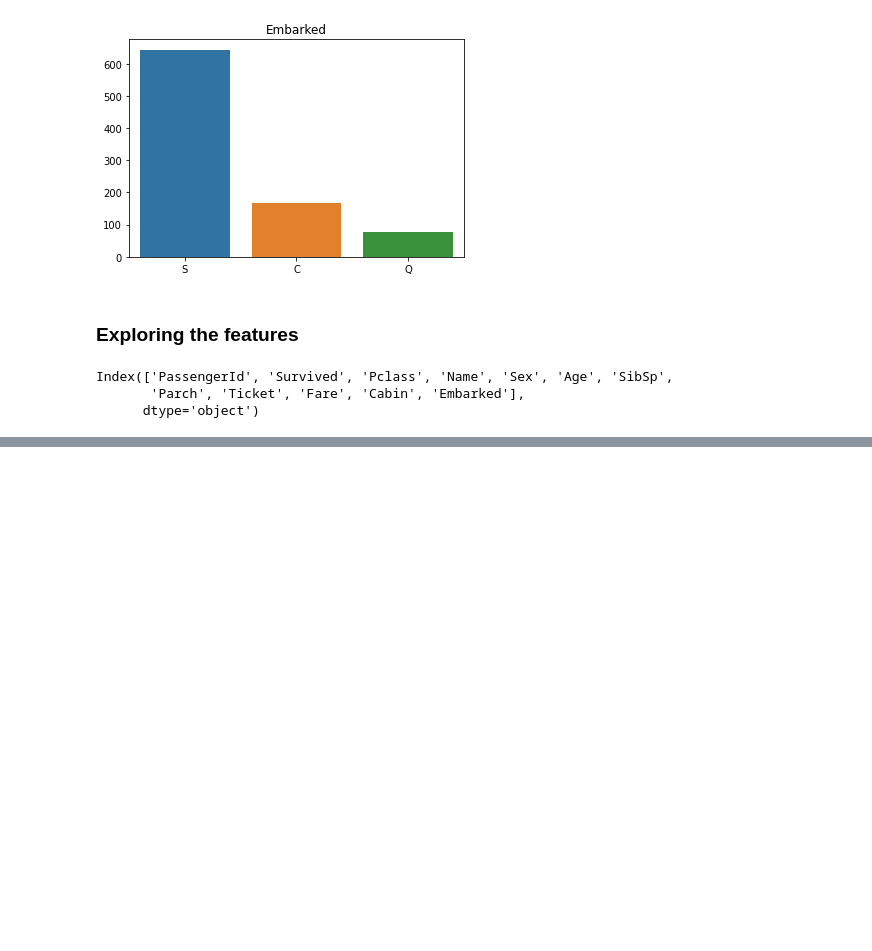
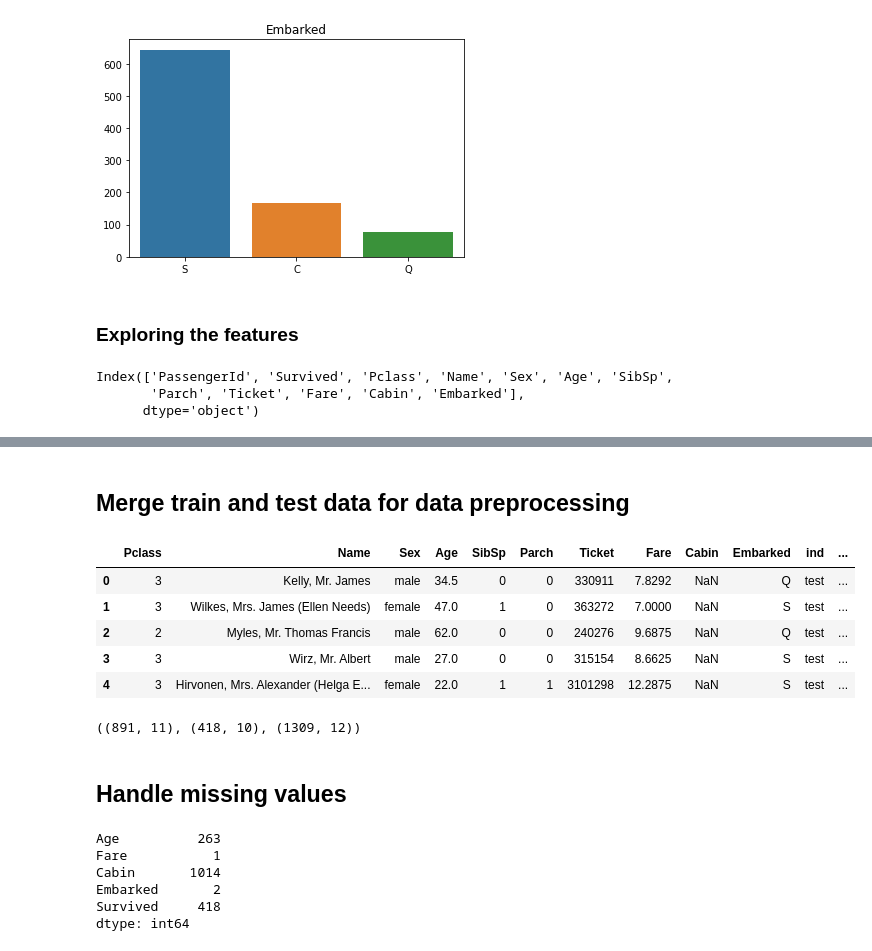
Before and after one commit to ParisRohan/Kaggle_DataScience_Projects, a Jupyter notebook: rp-titanic-1.ipynb, the cells around one changed output, grey strips where cells are left out. Drawn from its saved outputs; the diff is of its cells as text; code cells hidden in the pictures; blank space fills up the shorter version.

```diff
--- a/rp-titanic-1.ipynb
+++ b/rp-titanic-1.ipynb
@@ -201,0 +209,34 @@ Name: Age, dtype: float64
+# %%
+Test_passenger_id = df_test['PassengerId']
+
+df_train.drop(["PassengerId"], axis=1, inplace=True)
+df_test.drop(["PassengerId"], axis=1, inplace=True)
+# %% [markdown]
+## Merge train and test data for data preprocessing
+# %%
+#combine train and test data for data preprocessing
+df_merge=pd.concat([df_test.assign(ind="test"), df_train.assign(ind="train")])
+df_merge.head()
+# %% [output]
+|  | Pclass | Name | Sex | Age | SibSp | Parch | Ticket | Fare | Cabin | Embarked | ind | ... |
+| 0 | 3 | Kelly, Mr. James | male | 34.5 | 0 | 0 | 330911 | 7.8292 | NaN | Q | test | ... |
+| 1 | 3 | Wilkes, Mrs. James (Ellen Needs) | female | 47.0 | 1 | 0 | 363272 | 7.0000 | NaN | S | test | ... |
+| 2 | 2 | Myles, Mr. Thomas Francis | male | 62.0 | 0 | 0 | 240276 | 9.6875 | NaN | Q | test | ... |
+| 3 | 3 | Wirz, Mr. Albert | male | 27.0 | 0 | 0 | 315154 | 8.6625 | NaN | S | test | ... |
+| 4 | 3 | Hirvonen, Mrs. Alexander (Helga E... | female | 22.0 | 1 | 1 | 3101298 | 12.2875 | NaN | S | test | ... |
+# %%
+df_train.shape, df_test.shape, df_merge.shape
+# %% [output]
+((891, 11), (418, 10), (1309, 12))
+# %% [markdown]
+## Handle missing values
+# %%
+#Missing values in merged data - ignore target feature 'Survived'
+print(get_cols_with_missing_values(df_merge))
+# %% [output]
+Age          263
+Fare           1
+Cabin       1014
+Embarked       2
+Survived     418
+dtype: int64
```
Also changed, not shown: parts of 17 cells of this notebook.
